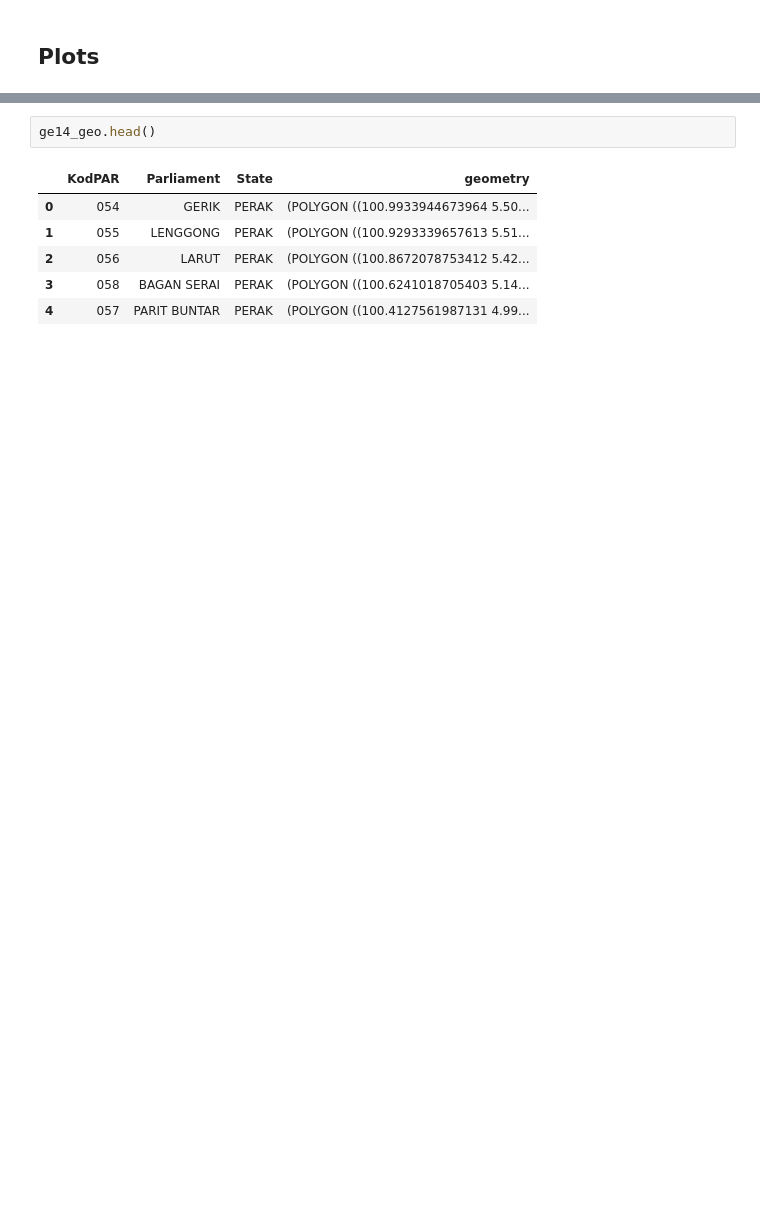
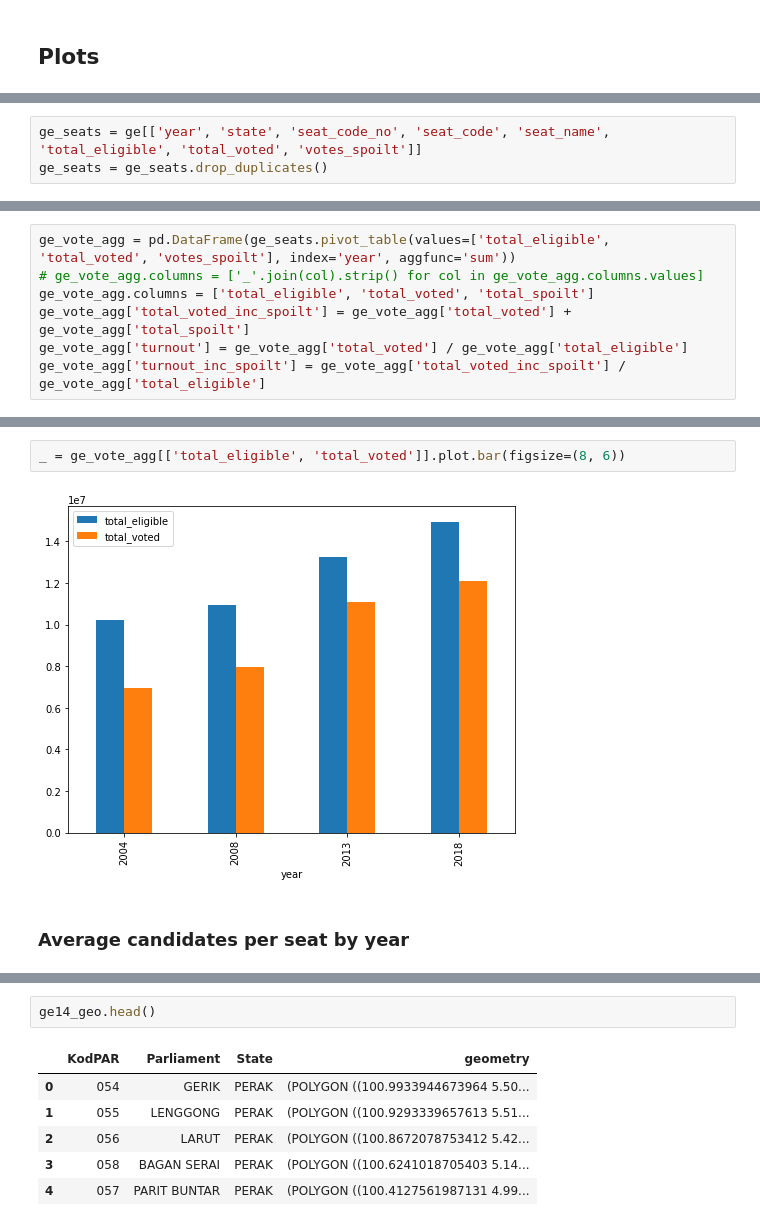
Before and after one commit to theianchan/ge14-map, a Jupyter notebook: explorer.ipynb, the cells around one changed output, grey strips where cells are left out. Saved outputs shown, nothing was run; the diff lists cells and outputs as text; blank space fills up the shorter version.

```diff
--- a/explorer.ipynb
+++ b/explorer.ipynb
@@ -311,0 +274,3 @@ ge14_geo = gpd.read_file("data/parliamentary-boundaries-2018-working.geojson")
+# %%
+ge_seats = ge[['year', 'state', 'seat_code_no', 'seat_code', 'seat_name', 'total_eligible', 'total_voted', 'votes_spoilt']]
+ge_seats = ge_seats.drop_duplicates()
@@ -311,0 +294,7 @@ ge14_geo = gpd.read_file("data/parliamentary-boundaries-2018-working.geojson")
+# %%
+ge_vote_agg = pd.DataFrame(ge_seats.pivot_table(values=['total_eligible', 'total_voted', 'votes_spoilt'], index='year', aggfunc='sum'))
+# ge_vote_agg.columns = ['_'.join(col).strip() for col in ge_vote_agg.columns.values]
+ge_vote_agg.columns = ['total_eligible', 'total_voted', 'total_spoilt']
+ge_vote_agg['total_voted_inc_spoilt'] = ge_vote_agg['total_voted'] + ge_vote_agg['total_spoilt']
+ge_vote_agg['turnout'] = ge_vote_agg['total_voted'] / ge_vote_agg['total_eligible']
+ge_vote_agg['turnout_inc_spoilt'] = ge_vote_agg['total_voted_inc_spoilt'] / ge_vote_agg['total_eligible']
@@ -311,0 +310,6 @@ ge14_geo = gpd.read_file("data/parliamentary-boundaries-2018-working.geojson")
+# %%
+_ = ge_vote_agg[['total_eligible', 'total_voted']].plot.bar(figsize=(8, 6))
+# %% [output]
+[figure, added]
+# %% [markdown]
+### Average candidates per seat by year
```
Also changed, not shown: parts of 65 cells of this notebook.
